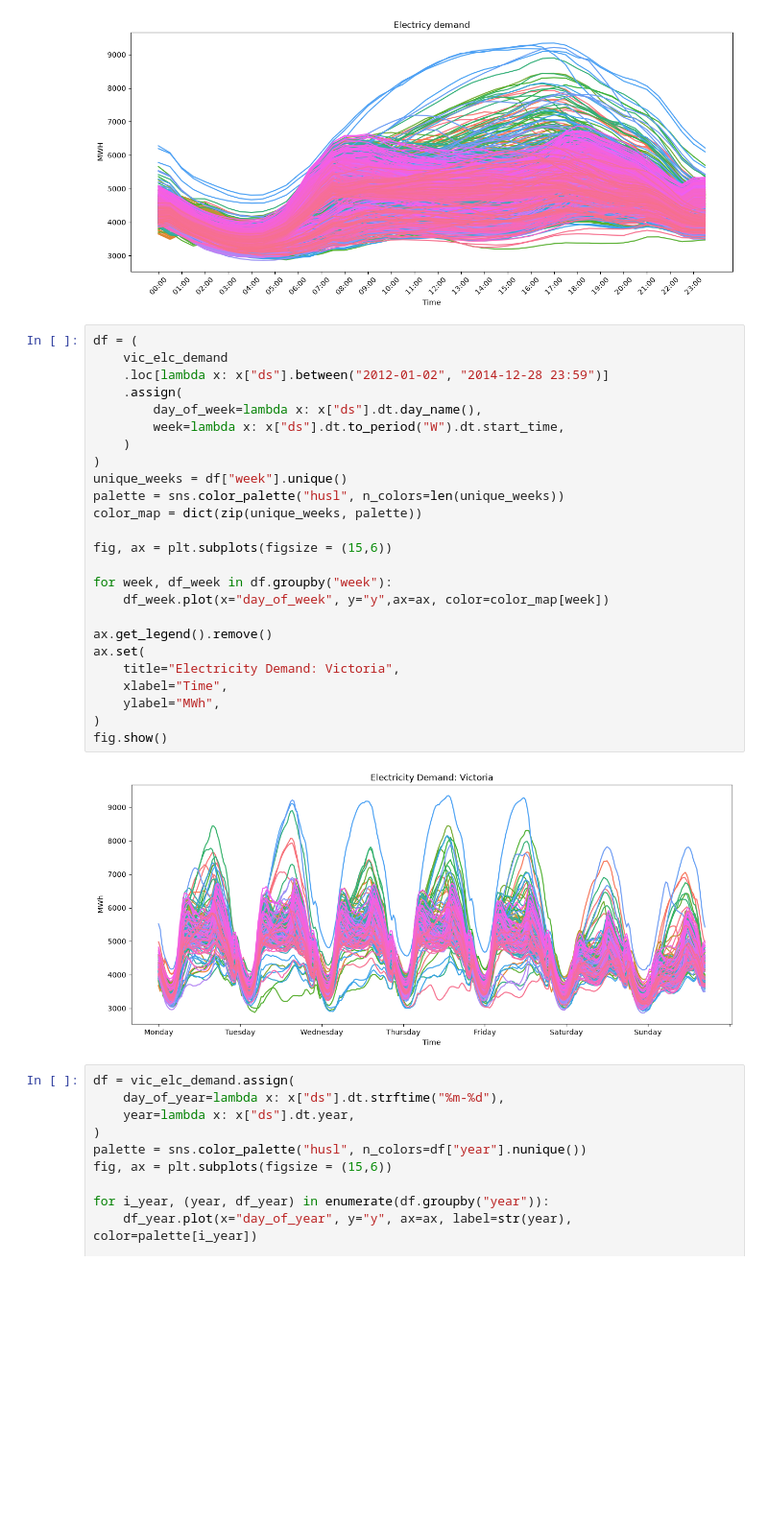
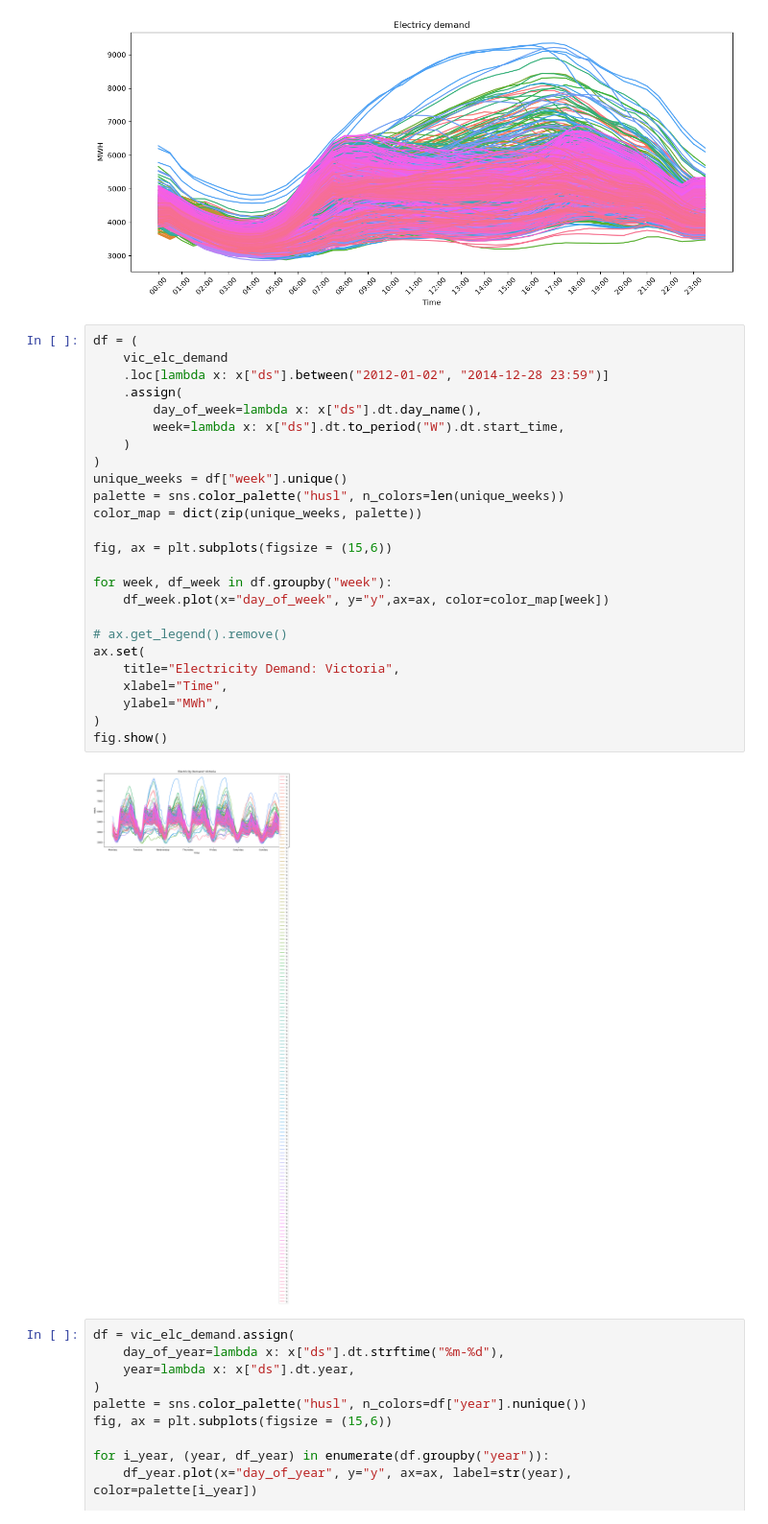
Before and after one commit to Minajamfum/forecasting, a Jupyter notebook: chapter2.ipynb, the cells around one changed output. Shown at 96% size. Saved outputs shown, nothing was run; the diff lists cells and outputs as text; blank space fills up the shorter version.

```diff
--- a/chapter2.ipynb
+++ b/chapter2.ipynb
@@ -249,30 +249,30 @@ fig.show()
 # %%
 df = (
     vic_elc_demand
     .loc[lambda x: x["ds"].between("2012-01-02", "2014-12-28 23:59")]
     .assign(
         day_of_week=lambda x: x["ds"].dt.day_name(),
         week=lambda x: x["ds"].dt.to_period("W").dt.start_time,
     )
 )
 unique_weeks = df["week"].unique()
 palette = sns.color_palette("husl", n_colors=len(unique_weeks))
 color_map = dict(zip(unique_weeks, palette))
 
 fig, ax = plt.subplots(figsize = (15,6))
 
 for week, df_week in df.groupby("week"):
     df_week.plot(x="day_of_week", y="y",ax=ax, color=color_map[week])
 
-ax.get_legend().remove()
+# ax.get_legend().remove()
 ax.set(
     title="Electricity Demand: Victoria",
     xlabel="Time",
     ylabel="MWh",
 )
 fig.show()
 # %% [output]
-[figure, old version]
+[figure, new version]
 # %%
 df = vic_elc_demand.assign(
     day_of_year=lambda x: x["ds"].dt.strftime("%m-%d"),
```
Also changed, not shown: parts of 3 cells of this notebook.
